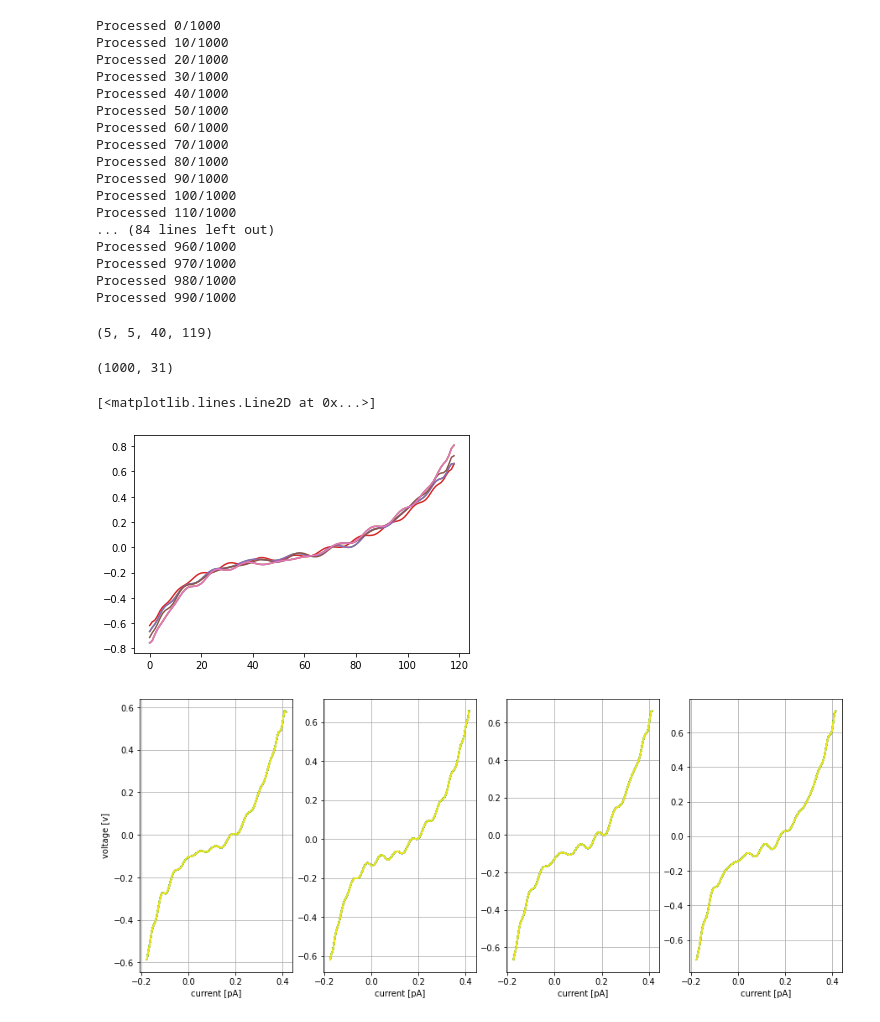
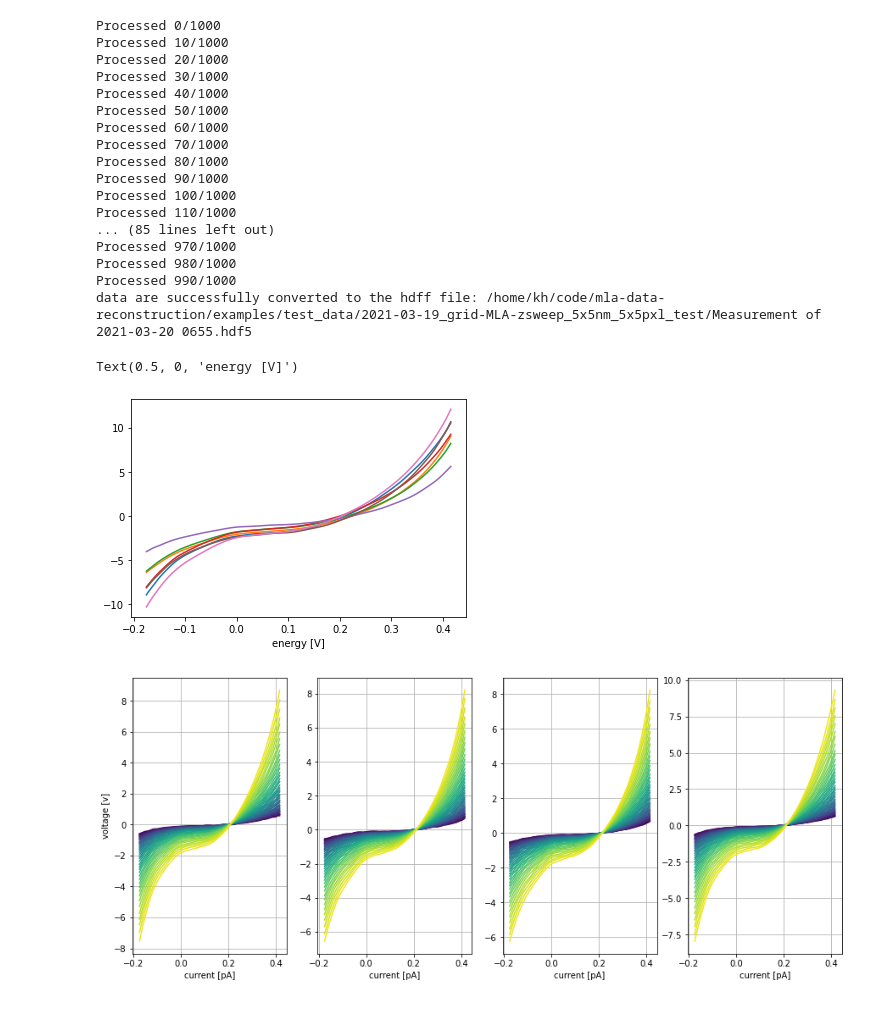
Before and after one commit to kehaus/mla-data-reconstruction, a Jupyter notebook: examples/example 1 - load & reconstruct from MLA text file.ipynb, the cells around one changed output. Cells and saved outputs as stored; diff of their text form; code cells hidden in the pictures.

Commit message:
clean up example 1

```diff
--- a/examples/example 1 - load & reconstruct from MLA text file.ipynb
+++ b/examples/example 1 - load & reconstruct from MLA text file.ipynb
@@ -43,10 +43,11 @@ mla_fn = mla_txt_fn.replace('.txt', '.hdf5')
 # convert data from txt to hdf5
 #      already completed
 # ======================
-mla_fn = _load_mla_data_into_hdf5_dev(
+mla_fn = _load_mla_data_into_hdf5(
     mla_txt_fn,
     resize_curr=(5,5,40,119),
     resize_cond=(5,5,40,119),
+    pixel_number=1000,
     mode='w'
 )
 # %% [output]
@@ -62,39 +63,34 @@ Processed 80/1000
 Processed 90/1000
 Processed 100/1000
 Processed 110/1000
-... (84 lines left out)
-Processed 960/1000
+... (85 lines left out)
 Processed 970/1000
 Processed 980/1000
 Processed 990/1000
+data are successfully converted to the hdff file: /home/kh/code/mla-data-reconstruction/examples/test_data/2021-03-19_grid-MLA-zsweep_5x5nm_5x5pxl_test/Measurement of 2021-03-20 0655.hdf5
 # %%
 mla = h5py.File(mla_fn, 'r')
 
 dset = mla['dset']
 curr = mla['curr']
 cond = mla['cond']
-lin_en = mla['lin_en']
+lin_en = np.array(mla['lin_en'])
 
 prm = dict(dset.attrs.items())
-# %%
-cond.shape
-# %% [output]
-(5, 5, 40, 119)
-# %%
-dset.shape
-# %% [output]
-(1000, 31)
 # %%
-plt.plot(curr[-1,-1,-1,:])
-plt.plot(curr[-1,-5,-1,:])
-plt.plot(curr[-3,-1,-1,:])
-plt.plot(curr[-4,-3,-1,:])
-plt.plot(curr[-3,-2,-1,:])
-plt.plot(curr[-2,-2,-1,:])
-plt.plot(curr[-1,-3,-1,:])
+plt.plot(lin_en, curr[-1,-1,-1,:])
+plt.plot(lin_en, curr[-1,-5,-1,:])
+plt.plot(lin_en, curr[-3,-1,-1,:])
+plt.plot(lin_en, curr[-4,-3,-1,:])
+plt.plot(lin_en, curr[-3,-2,-1,:])
+plt.plot(lin_en, curr[-2,-2,-1,:])
+plt.plot(lin_en, curr[-1,-3,-1,:])
+
+
+plt.xlabel('energy [V]')
 # %% [output]
-[<matplotlib.lines.Line2D at 0x...>]
+Text(0.5, 0, 'energy [V]')
-[figure, old version]
+[figure, new version]
 # %%
 n_zsweep = 40
 # %%
@@ -169,4 +165,4 @@ for idz in range(n_zsweep):
     )
 ax4.grid()
 # %% [output]
-[figure, old version]
+[figure, new version]
```
Also changed, not shown: parts of 1 cell of this notebook, 1 other file.
